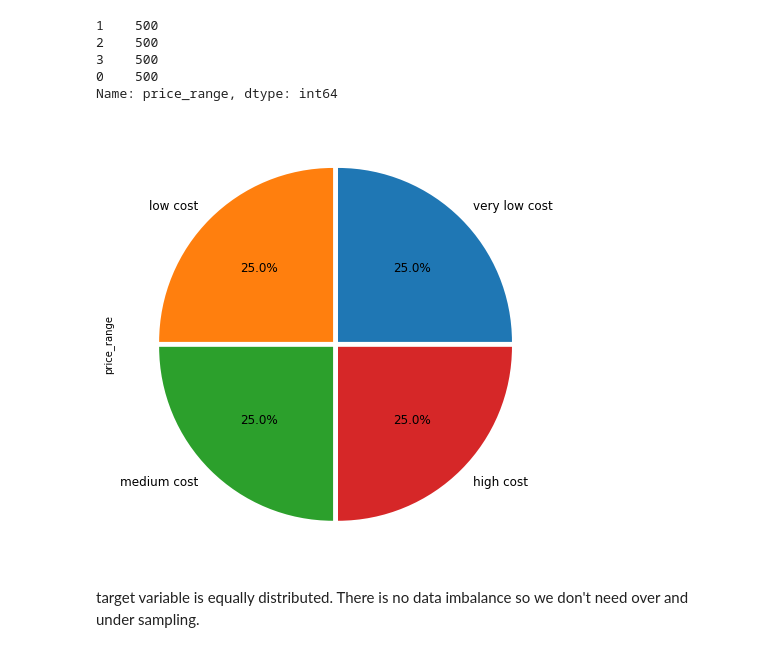
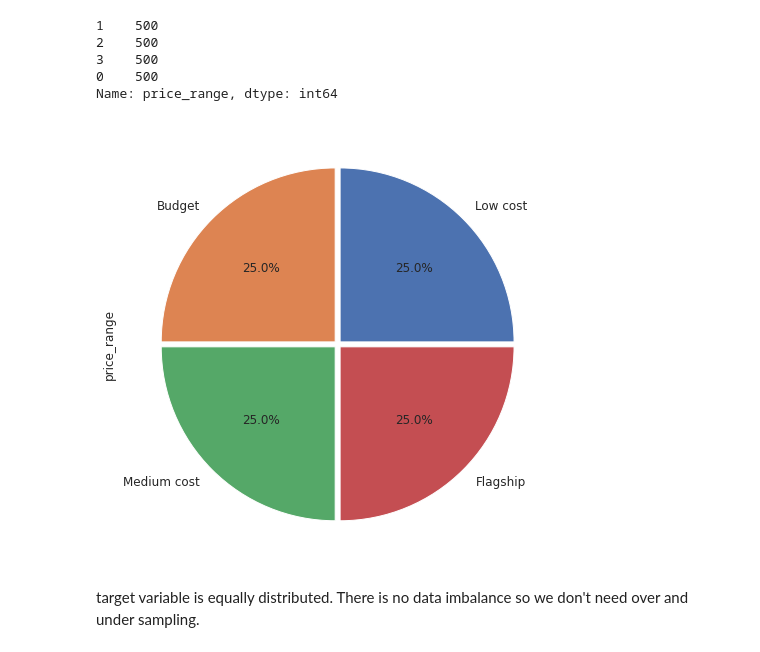
Before and after one commit to pratikjori20/Mobile-Price-Range-Prediction-ML-Class, a Jupyter notebook: Individual_capstone_3.ipynb, the cells around one changed output. Saved outputs shown, nothing was run; the diff lists cells and outputs as text; code cells hidden in the pictures.

```diff
--- a/Individual_capstone_3.ipynb
+++ b/Individual_capstone_3.ipynb
@@ -154,10 +154,10 @@ price_range_val
 Name: price_range, dtype: int64
 # %%
 # visualizing the target variable
-labels = ['very low cost', 'low cost', 'medium cost', 'high cost']
+labels = ['Low cost', 'Budget', 'Medium cost', 'Flagship']
 price_range_val.plot.pie(explode=[0.02]*4, labels=labels, autopct='%1.1f%%', figsize=(14,8), fontsize=12);
 # %% [output]
-[figure, old version]
+[figure, new version]
 # %% [markdown]
 target variable is equally distributed. There is no data imbalance so we don't need over and under sampling.
 # %%
```
Also changed, not shown: parts of 137 cells of this notebook.
